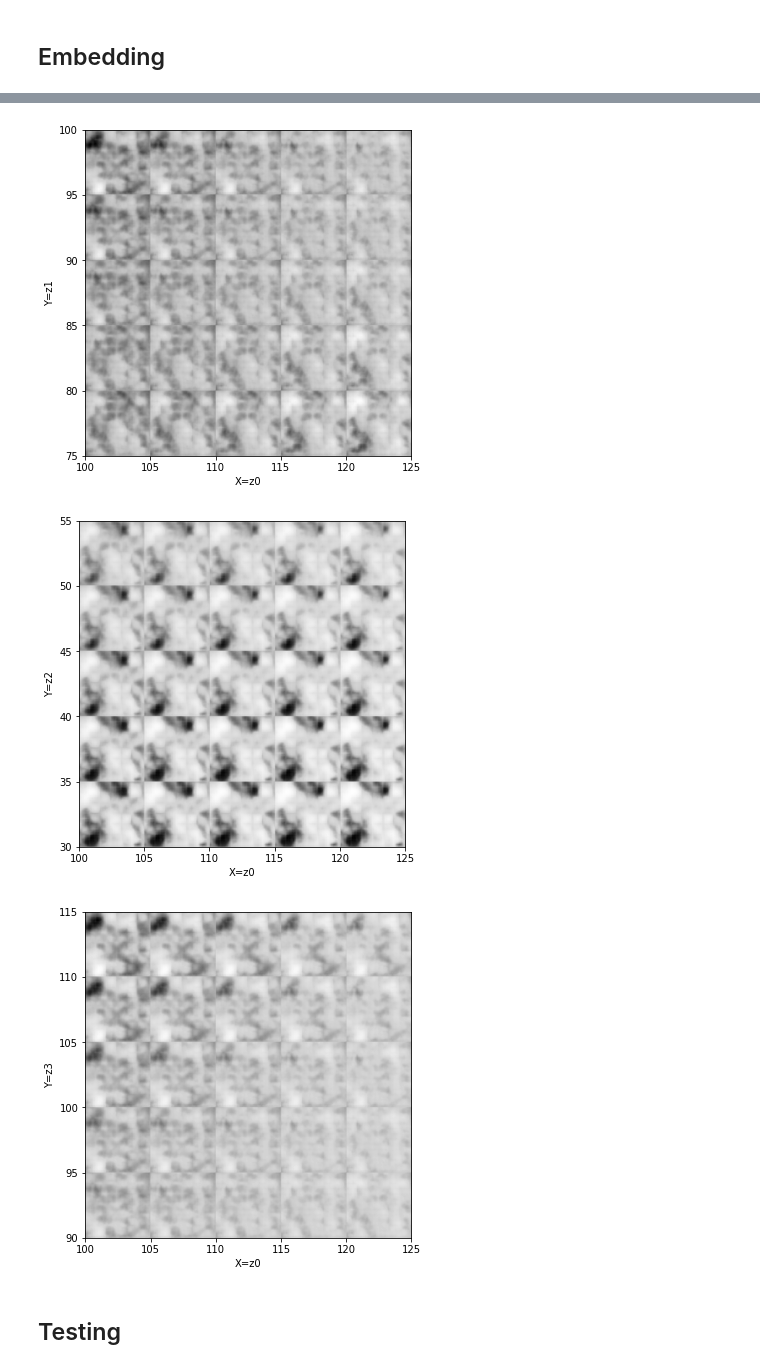
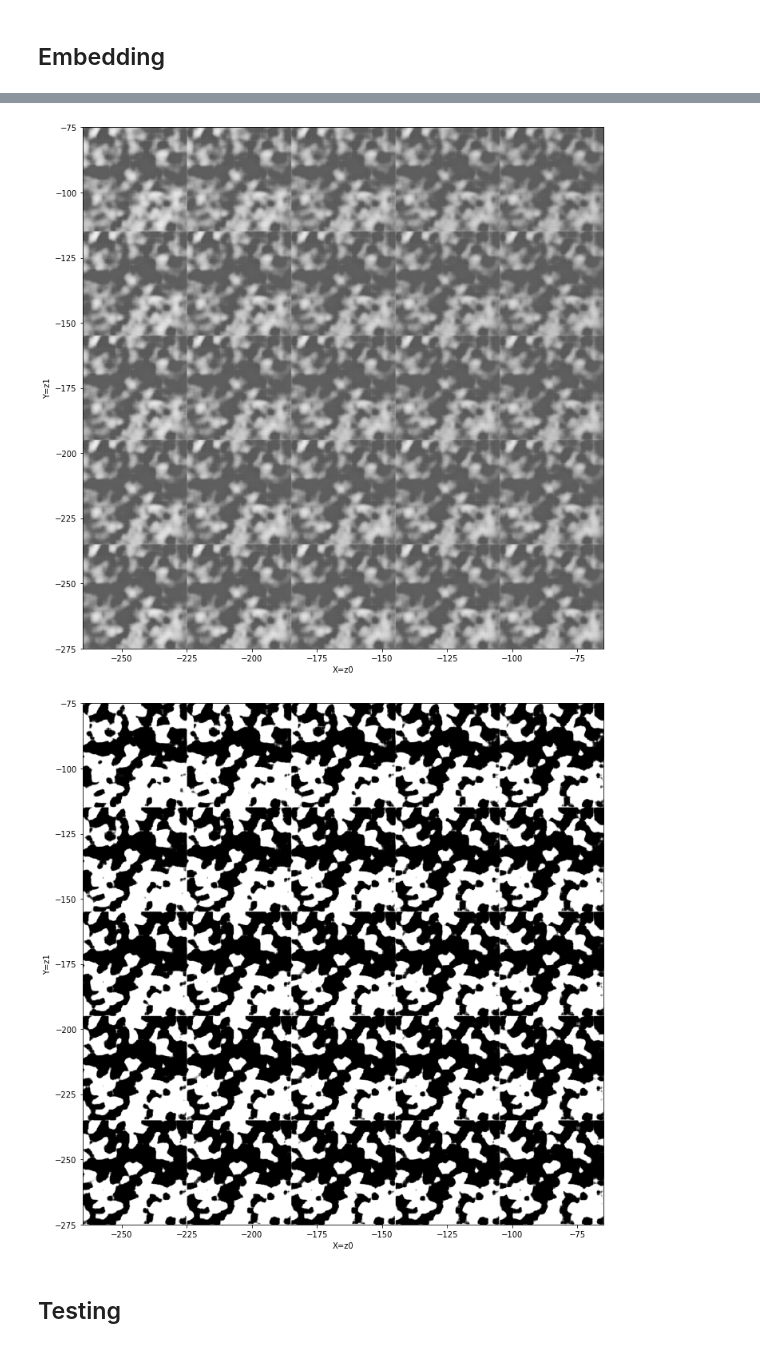
Before and after one commit to HemiaoZhang/CEE316Project, a Jupyter notebook: 2_cnn_autoencoder.ipynb, the cells around one changed output, grey strips where cells are left out. Cells and saved outputs as stored; diff of their text form; code cells hidden in the pictures.

```diff
--- a/2_cnn_autoencoder.ipynb
+++ b/2_cnn_autoencoder.ipynb
@@ -220,6 +233,6 @@ class Autoencoder(nn.Module):
 # %%
-out_channels = 4
-latent_dim = 4
+out_channels = 16
+latent_dim = 8
 model = Autoencoder(Encoder(out_channels=out_channels, latent_dim=latent_dim), \
                     Decoder(out_channels=out_channels, latent_dim=latent_dim))
 model
@@ -245,8 +258,8 @@ Autoencoder(
 ## Training
 # %%
 loss_fn = nn.MSELoss()
-optimizer = torch.optim.Adam(model.parameters(), lr=5e-5, weight_decay=1e-5)
-sch = torch.optim.lr_scheduler.StepLR(optimizer, step_size=250, gamma=0.85)
+optimizer = torch.optim.Adam(model.parameters(), lr=3e-5, weight_decay=1e-5)
+sch = torch.optim.lr_scheduler.StepLR(optimizer, step_size=50, gamma=0.85)
 num_epochs = 5000
 best_loss = np.inf
 best_states = None
@@ -341,7 +353,7 @@ plt.show()
 # %%
 # reload the trained model
-out_channels = 4
-latent_dim = 4
+out_channels = 16
+latent_dim = 8
 model = Autoencoder(Encoder(out_channels=out_channels, latent_dim=latent_dim), \
                     Decoder(out_channels=out_channels, latent_dim=latent_dim))
 model.eval()
@@ -377,6 +388,13 @@ encoder.net.0.weight tensor([[[[-4.8075e-40,  5.8964e-40,  4.3089e-40],
 # %% [markdown]
 ## Embedding
 # %%
+def binarization(img, threshold=0.5, lower=0, upper=1):
+  '''
+  Take in an image (numpy.array) with pixel/voxel values in [0,1] and,
+  convert to a binary image of {0, 1}
+  '''
+  return np.where(img<=threshold, lower, upper)
+
 def plot_latent_2d(autoencoder, loader, z1=0, z2=1):
   '''
   plot z1-th and z2-th feature in the encoded feature vector z
@@ -389,7 +407,7 @@ def plot_latent_2d(autoencoder, loader, z1=0, z2=1):
   for batch, label in loader:
     z = autoencoder.encoder(batch.to(device))
     z = z.cpu().detach().numpy()
-    plt.scatter(z[:, z1], z[:, z2], c=label)
+    plt.scatter(z[:, z1], z[:, z2], c=label, cmap='viridis')
     plt.clim(min, max) # for porosity
   plt.colorbar().set_label('Porosity',rotation=270)
 
@@ -418,7 +436,7 @@ def plot_reconstructed(autoencoder, z, z1=0, z2=1, r1=(5, 20), r2=(5, 20), n=5):
   generate image from given encoded feature vector z with
   altering feature z1 and z2
   '''
-  w = 200 # pixel width
+  w = 500 # pixel width
   img = np.zeros((n*w, n*w))
   for i, y in enumerate(np.linspace(*r2, n)):
     for j, x in enumerate(np.linspace(*r1, n)):
@@ -426,10 +444,16 @@ def plot_reconstructed(autoencoder, z, z1=0, z2=1, r1=(5, 20), r2=(5, 20), n=5):
       z[1] = y
       z = torch.tensor(z, dtype=torch.float32).to(device)
       x_hat = autoencoder.decoder(z)
-      x_hat = x_hat.reshape(200, 200).cpu().detach().numpy()
+      x_hat = x_hat.reshape(500, 500).cpu().detach().numpy()
       img[(n-1-i)*w:(n-1-i+1)*w, j*w:(j+1)*w] = x_hat
-  plt.figure(figsize=(6,6))
+  plt.figure(0, figsize=(12,12))
   plt.xlabel(f'X=z{z1}')
   plt.ylabel(f'Y=z{z2}')
   plt.gray()
-  plt.imshow(img, extent=[*r1, *r2])
+  plt.imshow(img, extent=[*r1, *r2], vmin=0., vmax=1.)
+
+  plt.figure(1, figsize=(12,12))
+  plt.xlabel(f'X=z{z1}')
+  plt.ylabel(f'Y=z{z2}')
+  plt.gray()
+  plt.imshow( binarization(img), extent=[*r1, *r2], vmin=0., vmax=1.)
@@ -452,15 +476,15 @@ number of features: 4
 # %%
-embedding = model.encoder(train_loader.dataset.data[0].view(-1,1,200,200).to(device))
+embedding = model.encoder(train_loader.dataset.data[0].view(-1,1,500,500).to(device))
 embedding = embedding.cpu().detach().numpy()
 
-plot_reconstructed(model, mean_embedding, z1=0, z2=1, r1=(100, 125), r2=(75, 100))
-plot_reconstructed(model, mean_embedding, z1=0, z2=2, r1=(100, 125), r2=(30, 55))
-plot_reconstructed(model, mean_embedding, z1=0, z2=3, r1=(100, 125), r2=(90, 115))
+s = 100 # span
+plot_reconstructed(model, mean_embedding, z1=0, z2=1, r1=(int(mean_embedding[0])-s, int(mean_embedding[0])+s), r2=(int(mean_embedding[1])-s, int(mean_embedding[1])+s))
+#plot_reconstructed(model, mean_embedding, z1=0, z2=2, r1=(100, 125), r2=(30, 55))
+#plot_reconstructed(model, mean_embedding, z1=0, z2=3, r1=(100, 125), r2=(90, 115))
 #plot_reconstructed(model, mean_embedding, z1=2, z2=3, r1=(10, 30), r2=(10, 30))
 # %% [output]
-[figure, old version]
+[figure, new version]
-[figure, old version]
+[figure, new version]
-[figure, removed]
 # %% [markdown]
 ## Testing
 # %%
```
Also changed, not shown: parts of 15 cells of this notebook.
